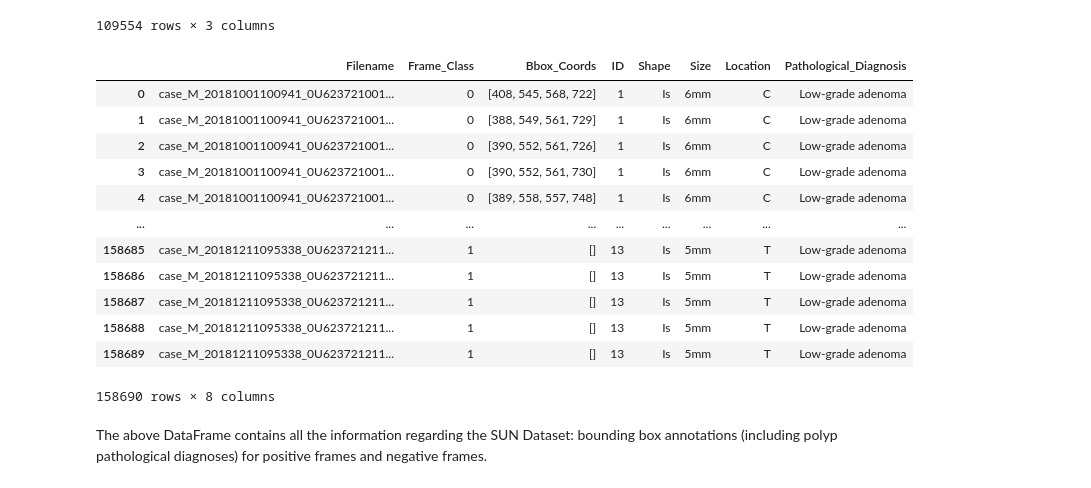
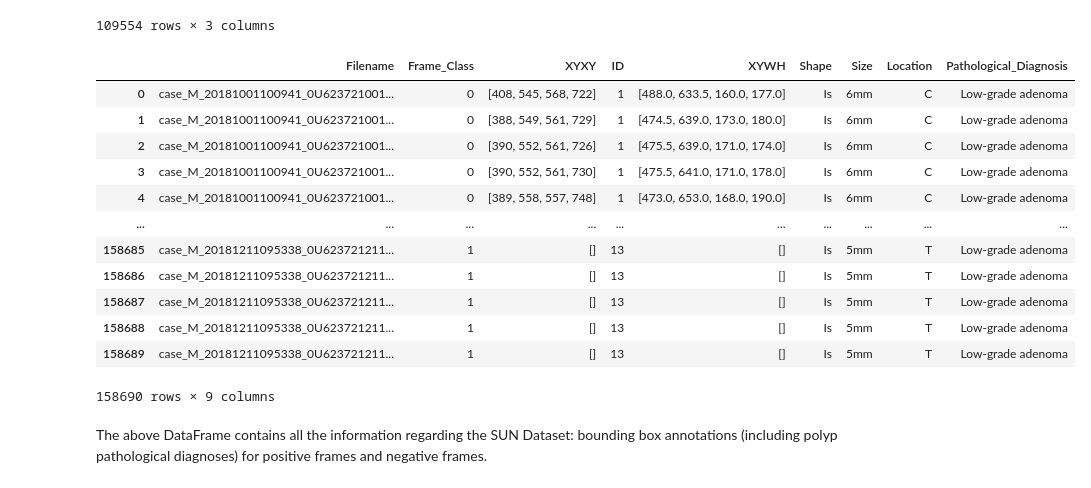
Before and after one commit to mtdhuynh/msc-thesis, a Jupyter notebook: notebooks/data_management.ipynb, the cells around one changed output. Saved outputs shown, nothing was run; the diff lists cells and outputs as text; code cells hidden in the pictures.

Commit message:
Update data_management notebook with per-class train-val split and CXCYWH bbox coords

```diff
--- a/notebooks/data_management.ipynb
+++ b/notebooks/data_management.ipynb
@@ -72,7 +74,7 @@ for idx, annotation in tqdm.tqdm(enumerate(annotation_files), desc='Loading anno
         positive_annotations_dict[f'case{idx+1}'] = pd.read_csv(f, sep=' |,', names=columns, engine='python')
 
     # Combine bbox coordinates into a single column
-    positive_annotations_dict[f'case{idx+1}']['Bbox_Coords'] = positive_annotations_dict[f'case{idx+1}'].iloc[:, 1:5].to_numpy().tolist()
+    positive_annotations_dict[f'case{idx+1}']['XYXY'] = positive_annotations_dict[f'case{idx+1}'].iloc[:, 1:5].to_numpy().tolist()
 
     # Clean-up
     positive_annotations_dict[f'case{idx+1}'].drop(columns=['Min_X', 'Min_Y', 'Max_X', 'Max_Y'], inplace=True)
@@ -81,5 +83,8 @@ for idx, annotation in tqdm.tqdm(enumerate(annotation_files), desc='Loading anno
 # Concatenate everything in a single pd.DataFrame
 positive_annotations = pd.concat([case for case in positive_annotations_dict.values()]).reset_index(drop=True)
 
+# Boxes are in XYXY format, we also want XYWH format (aka COCO format).
+positive_annotations['XYWH'] = positive_annotations['XYXY'].apply(lambda x: torchvision.ops.box_convert(torch.tensor(x), 'xyxy', 'cxcywh').tolist())
+
 positive_annotations
 # %% [output]
@@ -197,26 +202,27 @@ negative_annotations
 # %%
 # Merge with the annotations dataframe from earlier
 annotations = positive_annotations.merge(negative_annotations, on=['ID', 'Filename', 'Frame_Class'], how='outer')
 
 # Clean-up
-annotations['Bbox_Coords'] = annotations['Bbox_Coords'].fillna("").apply(list) # Use empty lists instead of NaNs
+annotations['XYXY'] = annotations['XYXY'].fillna("").apply(list) # Use empty lists instead of NaNs
+annotations['XYWH'] = annotations['XYWH'].fillna("").apply(list) # Use empty lists instead of NaNs
 annotations = annotations.groupby('ID').apply(lambda x: x.ffill().bfill()) # Fill information for negative frames with same from positive frames (they belong to the same case)
 
 annotations
 # %% [output]
-|  | Filename | Frame_Class | Bbox_Coords | ID | Shape | Size | Location | Pathological_Diagnosis |
-| 0 | case_M_20181001100941_0U623721001... | 0 | [408, 545, 568, 722] | 1 | Is | 6mm | C | Low-grade adenoma |
-| 1 | case_M_20181001100941_0U623721001... | 0 | [388, 549, 561, 729] | 1 | Is | 6mm | C | Low-grade adenoma |
-| 2 | case_M_20181001100941_0U623721001... | 0 | [390, 552, 561, 726] | 1 | Is | 6mm | C | Low-grade adenoma |
-| 3 | case_M_20181001100941_0U623721001... | 0 | [390, 552, 561, 730] | 1 | Is | 6mm | C | Low-grade adenoma |
-| 4 | case_M_20181001100941_0U623721001... | 0 | [389, 558, 557, 748] | 1 | Is | 6mm | C | Low-grade adenoma |
-| ... | ... | ... | ... | ... | ... | ... | ... | ... |
-| 158685 | case_M_20181211095338_0U623721211... | 1 | [] | 13 | Is | 5mm | T | Low-grade adenoma |
-| 158686 | case_M_20181211095338_0U623721211... | 1 | [] | 13 | Is | 5mm | T | Low-grade adenoma |
-| 158687 | case_M_20181211095338_0U623721211... | 1 | [] | 13 | Is | 5mm | T | Low-grade adenoma |
-| 158688 | case_M_20181211095338_0U623721211... | 1 | [] | 13 | Is | 5mm | T | Low-grade adenoma |
-| 158689 | case_M_20181211095338_0U623721211... | 1 | [] | 13 | Is | 5mm | T | Low-grade adenoma |
+|  | Filename | Frame_Class | XYXY | ID | XYWH | Shape | Size | Location | Pathological_Diagnosis |
+| 0 | case_M_20181001100941_0U623721001... | 0 | [408, 545, 568, 722] | 1 | [488.0, 633.5, 160.0, 177.0] | Is | 6mm | C | Low-grade adenoma |
+| 1 | case_M_20181001100941_0U623721001... | 0 | [388, 549, 561, 729] | 1 | [474.5, 639.0, 173.0, 180.0] | Is | 6mm | C | Low-grade adenoma |
+| 2 | case_M_20181001100941_0U623721001... | 0 | [390, 552, 561, 726] | 1 | [475.5, 639.0, 171.0, 174.0] | Is | 6mm | C | Low-grade adenoma |
+| 3 | case_M_20181001100941_0U623721001... | 0 | [390, 552, 561, 730] | 1 | [475.5, 641.0, 171.0, 178.0] | Is | 6mm | C | Low-grade adenoma |
+| 4 | case_M_20181001100941_0U623721001... | 0 | [389, 558, 557, 748] | 1 | [473.0, 653.0, 168.0, 190.0] | Is | 6mm | C | Low-grade adenoma |
+| ... | ... | ... | ... | ... | ... | ... | ... | ... | ... |
+| 158685 | case_M_20181211095338_0U623721211... | 1 | [] | 13 | [] | Is | 5mm | T | Low-grade adenoma |
+| 158686 | case_M_20181211095338_0U623721211... | 1 | [] | 13 | [] | Is | 5mm | T | Low-grade adenoma |
+| 158687 | case_M_20181211095338_0U623721211... | 1 | [] | 13 | [] | Is | 5mm | T | Low-grade adenoma |
+| 158688 | case_M_20181211095338_0U623721211... | 1 | [] | 13 | [] | Is | 5mm | T | Low-grade adenoma |
+| 158689 | case_M_20181211095338_0U623721211... | 1 | [] | 13 | [] | Is | 5mm | T | Low-grade adenoma |
-158690 rows × 8 columns
+158690 rows × 9 columns
 # %% [markdown]
 The above DataFrame contains all the information regarding the SUN Dataset: bounding box annotations (including polyp pathological diagnoses) for positive frames and negative frames.
 # %% [markdown]
```
Also changed, not shown: parts of 7 cells of this notebook.
